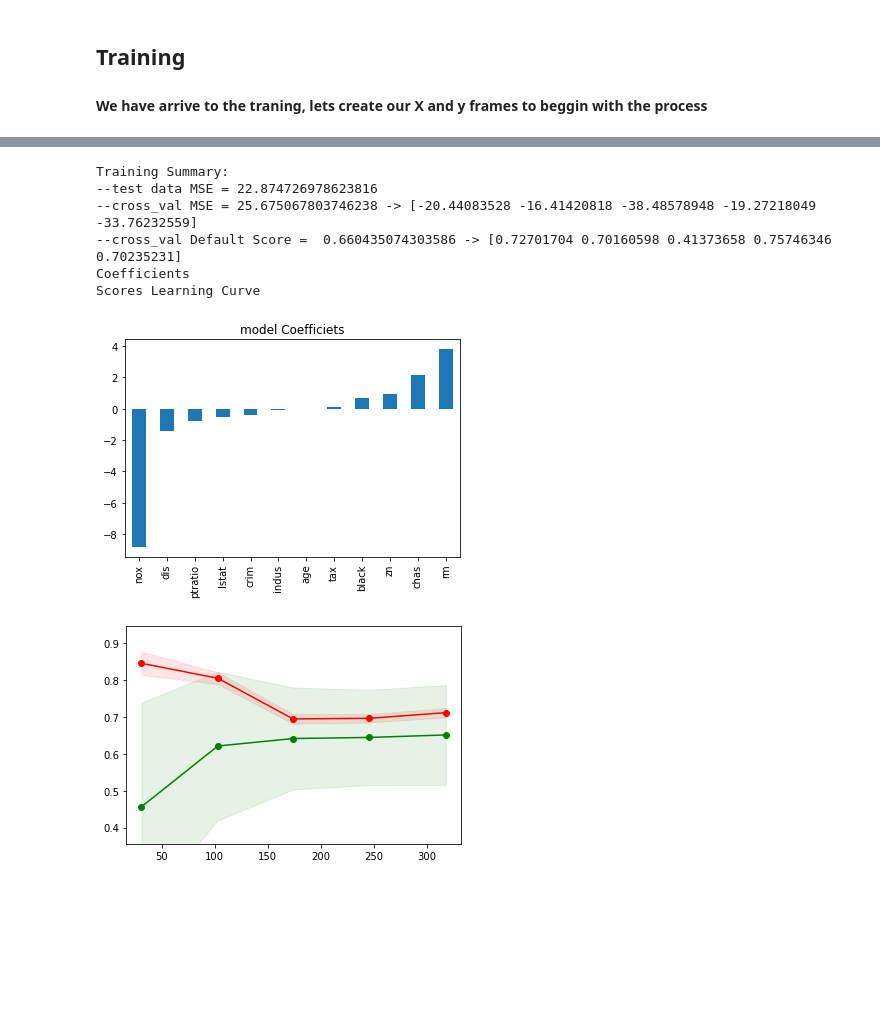
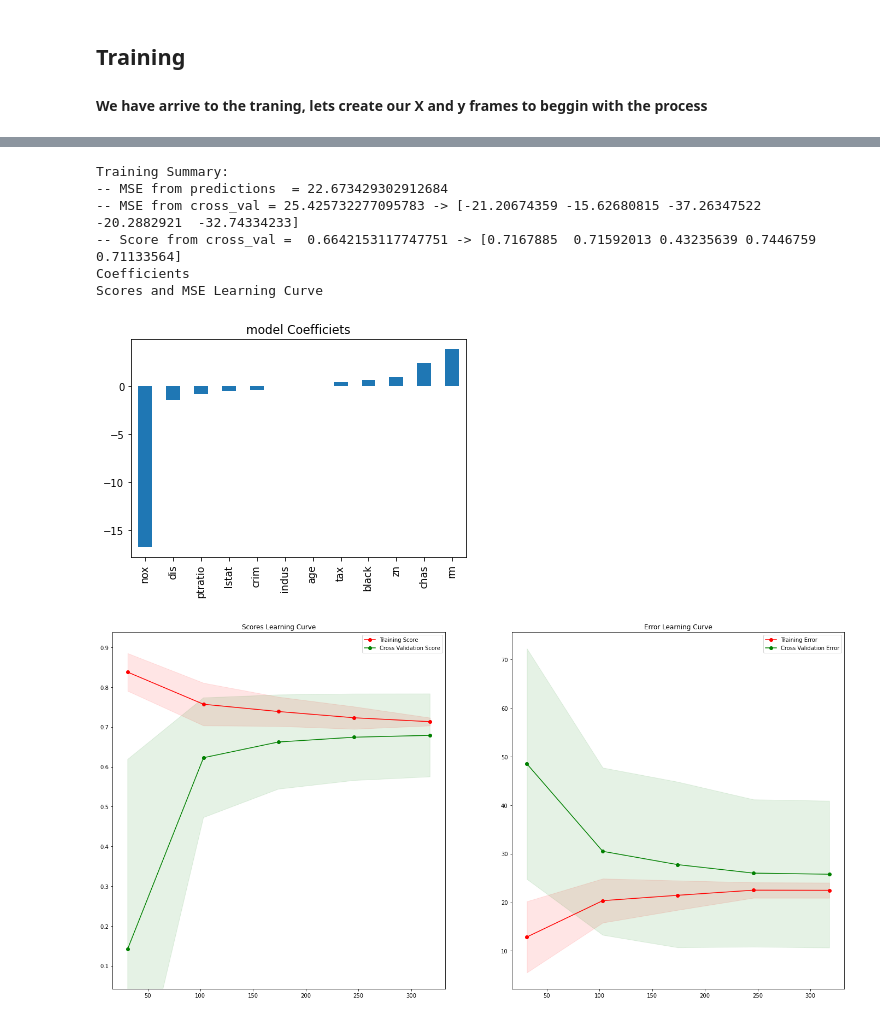
Before and after one commit to nessBautista/ML_Notebook, a Jupyter notebook: learn/LinearRegression/linear_regression_analysis01_boston.ipynb, the cells around one changed output, grey strips where cells are left out. Drawn from its saved outputs; the diff is of its cells as text; code cells hidden in the pictures; blank space fills up the shorter version.

```diff
--- a/learn/LinearRegression/linear_regression_analysis01_boston.ipynb
+++ b/learn/LinearRegression/linear_regression_analysis01_boston.ipynb
@@ -301,5 +336,5 @@ Scores Learning Curve
 # %%
-lasso = Lasso()
+lasso = Lasso(alpha=0.1)
 train_linear_reg(lasso, X_train, y_train)
 # %% [output]
 Training Summary:
@@ -313,12 +348,12 @@ Scores Learning Curve
 # %%
-ridge = Ridge(alpha=1)
+ridge = Ridge(alpha=0.001)
 train_linear_reg(ridge, X_train, y_train)
 # %% [output]
 Training Summary:
---test data MSE = 22.874726978623816
---cross_val MSE = 25.675067803746238 -> [-20.44083528 -16.41420818 -38.48578948 -19.27218049 -33.76232559]
---cross_val Default Score =  0.660435074303586 -> [0.72701704 0.70160598 0.41373658 0.75746346 0.70235231]
+-- MSE from predictions  = 22.673429302912684
+-- MSE from cross_val = 25.425732277095783 -> [-21.20674359 -15.62680815 -37.26347522 -20.2882921  -32.74334233]
+-- Score from cross_val =  0.6642153117747751 -> [0.7167885  0.71592013 0.43235639 0.7446759  0.71133564]
 Coefficients
-Scores Learning Curve
+Scores and MSE Learning Curve
-[figure, old version]
+[figure, new version]
-[figure, old version]
+[figure, new version]
```
Also changed, not shown: parts of 2 cells of this notebook.
